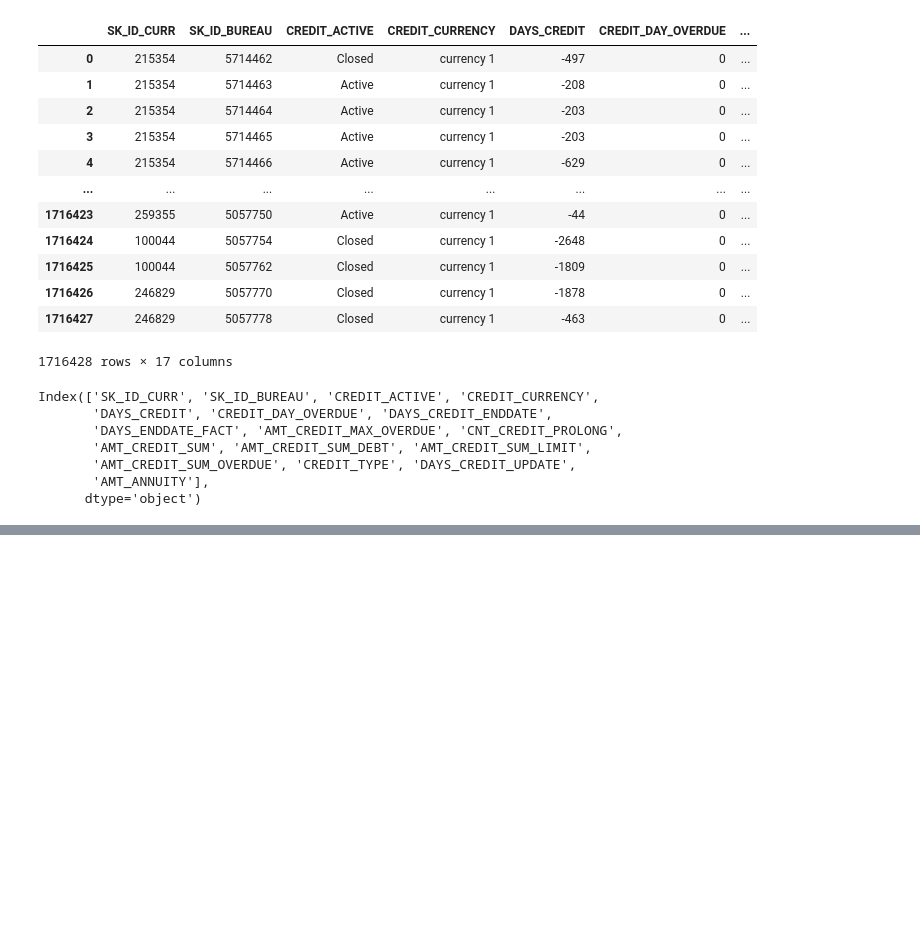
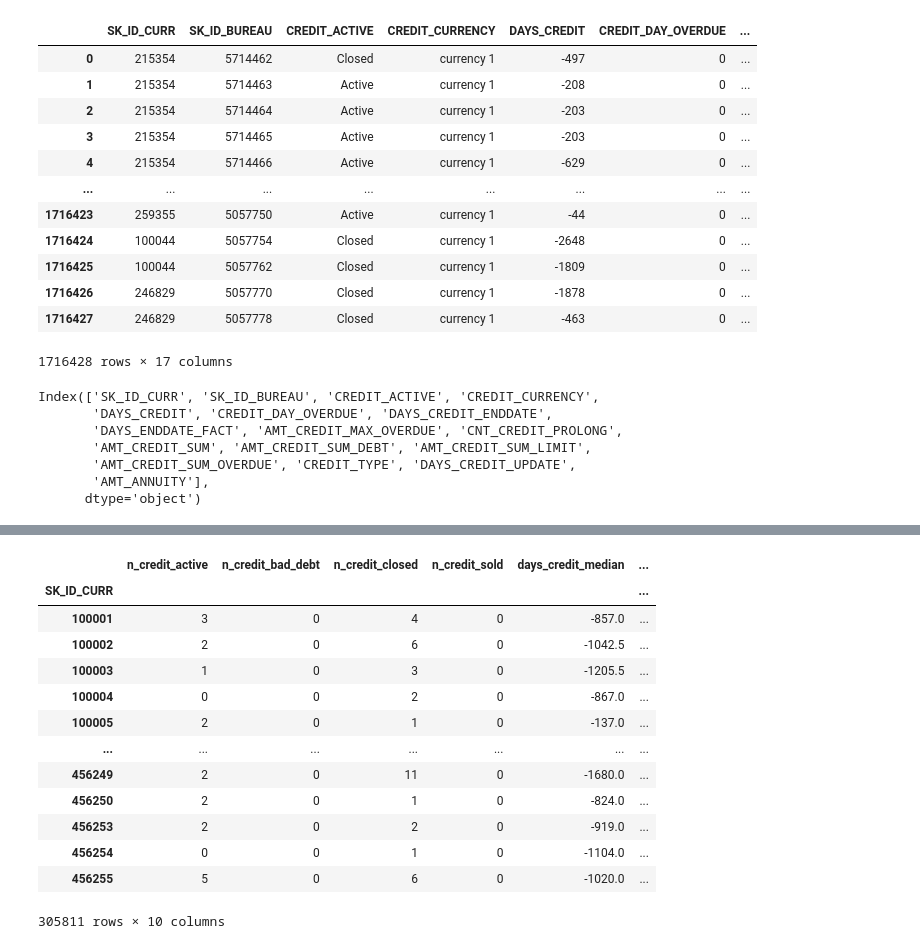
Before and after one commit to Pablo-Sant/project_credit_risk, a Jupyter notebook: notebooks/02-eda_bureau.ipynb, the cells around one changed output, grey strips where cells are left out. Cells and saved outputs as stored; diff of their text form; code cells hidden in the pictures; blank space fills up the shorter version.

```diff
--- a/notebooks/02-eda_bureau.ipynb
+++ b/notebooks/02-eda_bureau.ipynb
@@ -33,0 +245,25 @@ Index(['SK_ID_CURR', 'SK_ID_BUREAU', 'CREDIT_ACTIVE', 'CREDIT_CURRENCY',
+# %%
+credit_day_overdue = bureau.groupby('SK_ID_CURR')['CREDIT_DAY_OVERDUE'].agg(
+    credit_days_overdue_median = 'median', # entender padrão de pagamento
+    credit_days_overdue_max = 'max', # atraso máximo
+    credit_days_overdue_mean = 'mean' # capturar oscilações
+)
+# %%
+bureau_agg = bureau_agg.join(credit_day_overdue)
+# %%
+bureau_agg
+# %% [output]
+|  | n_credit_active | n_credit_bad_debt | n_credit_closed | n_credit_sold | days_credit_median | ... |
+| SK_ID_CURR |  |  |  |  |  | ... |
+| 100001 | 3 | 0 | 4 | 0 | -857.0 | ... |
+| 100002 | 2 | 0 | 6 | 0 | -1042.5 | ... |
+| 100003 | 1 | 0 | 3 | 0 | -1205.5 | ... |
+| 100004 | 0 | 0 | 2 | 0 | -867.0 | ... |
+| 100005 | 2 | 0 | 1 | 0 | -137.0 | ... |
+| ... | ... | ... | ... | ... | ... | ... |
+| 456249 | 2 | 0 | 11 | 0 | -1680.0 | ... |
+| 456250 | 2 | 0 | 1 | 0 | -824.0 | ... |
+| 456253 | 2 | 0 | 2 | 0 | -919.0 | ... |
+| 456254 | 0 | 0 | 1 | 0 | -1104.0 | ... |
+| 456255 | 5 | 0 | 6 | 0 | -1020.0 | ... |
+305811 rows × 10 columns
```
Also changed, not shown: parts of 116 cells of this notebook.
